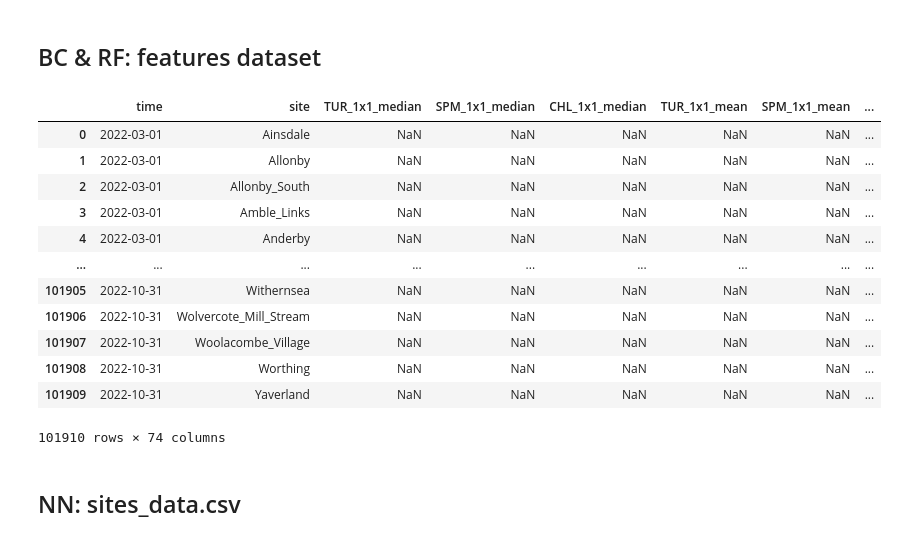
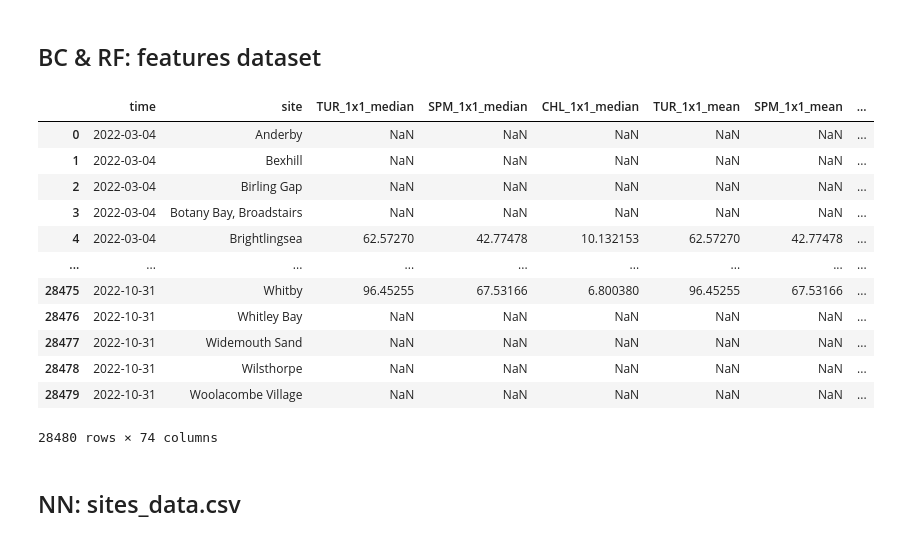
Before and after one commit to gravity948/capstone-project-sewage-pollution, a Jupyter notebook: models-combined.ipynb, the cells around one changed output. Drawn from its saved outputs; the diff is of its cells as text; code cells hidden in the pictures.

```diff
--- a/models-combined.ipynb
+++ b/models-combined.ipynb
@@ -23,21 +23,22 @@ from sklearn.ensemble import RandomForestClassifier
 ## BC & RF: features dataset
 # %%
 df_feature = pd.read_csv('~data/feature_extraction.csv')
+df_feature = df_feature.dropna(how='all', subset=df_feature.columns[2:])
 df_feature
 # %% [output]
 |  | time | site | TUR_1x1_median | SPM_1x1_median | CHL_1x1_median | TUR_1x1_mean | SPM_1x1_mean | ... |
-| 0 | 2022-03-01 | Ainsdale | NaN | NaN | NaN | NaN | NaN | ... |
-| 1 | 2022-03-01 | Allonby | NaN | NaN | NaN | NaN | NaN | ... |
-| 2 | 2022-03-01 | Allonby_South | NaN | NaN | NaN | NaN | NaN | ... |
-| 3 | 2022-03-01 | Amble_Links | NaN | NaN | NaN | NaN | NaN | ... |
-| 4 | 2022-03-01 | Anderby | NaN | NaN | NaN | NaN | NaN | ... |
+| 0 | 2022-03-04 | Anderby | NaN | NaN | NaN | NaN | NaN | ... |
+| 1 | 2022-03-04 | Bexhill | NaN | NaN | NaN | NaN | NaN | ... |
+| 2 | 2022-03-04 | Birling Gap | NaN | NaN | NaN | NaN | NaN | ... |
+| 3 | 2022-03-04 | Botany Bay, Broadstairs | NaN | NaN | NaN | NaN | NaN | ... |
+| 4 | 2022-03-04 | Brightlingsea | 62.57270 | 42.77478 | 10.132153 | 62.57270 | 42.77478 | ... |
 | ... | ... | ... | ... | ... | ... | ... | ... | ... |
-| 101905 | 2022-10-31 | Withernsea | NaN | NaN | NaN | NaN | NaN | ... |
-| 101906 | 2022-10-31 | Wolvercote_Mill_Stream | NaN | NaN | NaN | NaN | NaN | ... |
-| 101907 | 2022-10-31 | Woolacombe_Village | NaN | NaN | NaN | NaN | NaN | ... |
-| 101908 | 2022-10-31 | Worthing | NaN | NaN | NaN | NaN | NaN | ... |
-| 101909 | 2022-10-31 | Yaverland | NaN | NaN | NaN | NaN | NaN | ... |
+| 28475 | 2022-10-31 | Whitby | 96.45255 | 67.53166 | 6.800380 | 96.45255 | 67.53166 | ... |
+| 28476 | 2022-10-31 | Whitley Bay | NaN | NaN | NaN | NaN | NaN | ... |
+| 28477 | 2022-10-31 | Widemouth Sand | NaN | NaN | NaN | NaN | NaN | ... |
+| 28478 | 2022-10-31 | Wilsthorpe | NaN | NaN | NaN | NaN | NaN | ... |
+| 28479 | 2022-10-31 | Woolacombe Village | NaN | NaN | NaN | NaN | NaN | ... |
-101910 rows × 74 columns
+28480 rows × 74 columns
 # %% [markdown]
 ## NN: sites_data.csv
 # %%
```
